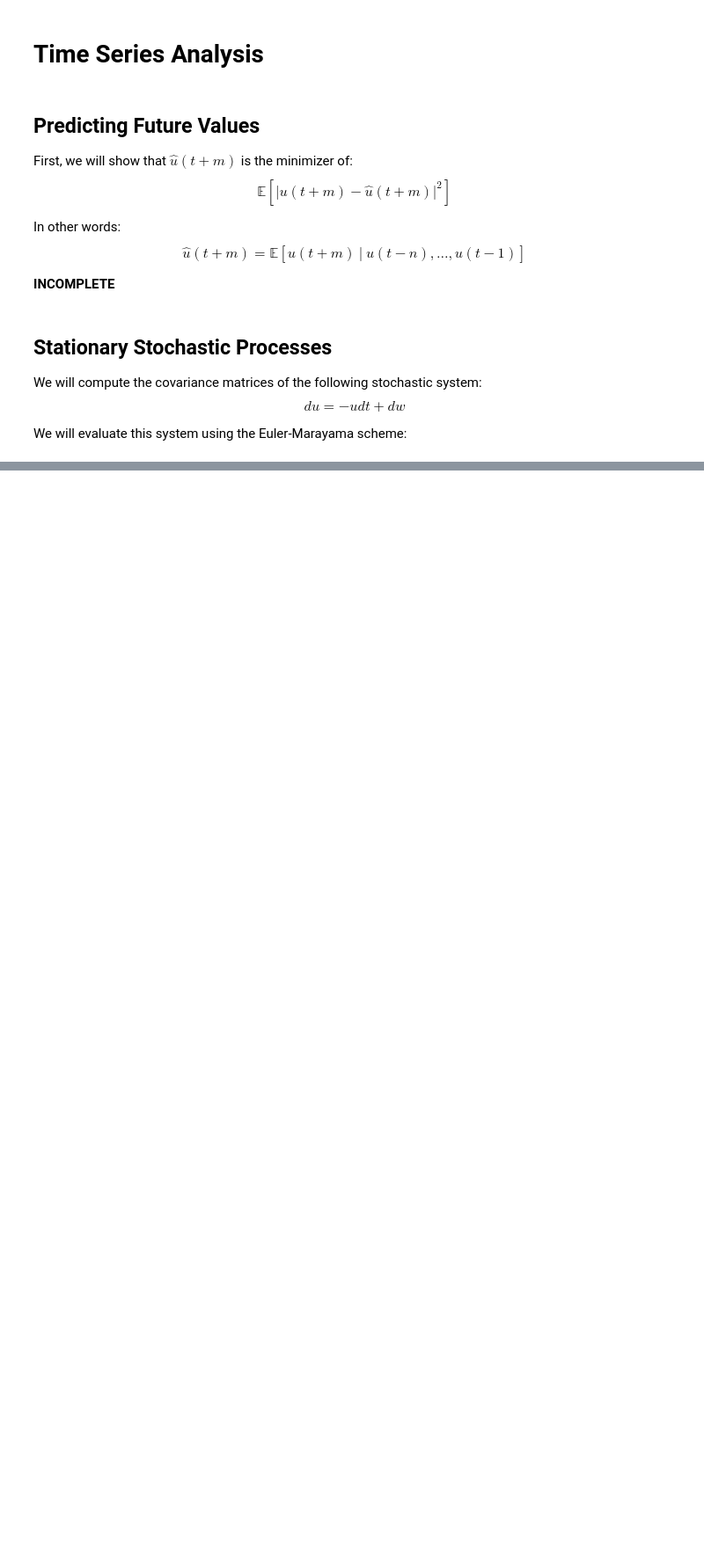
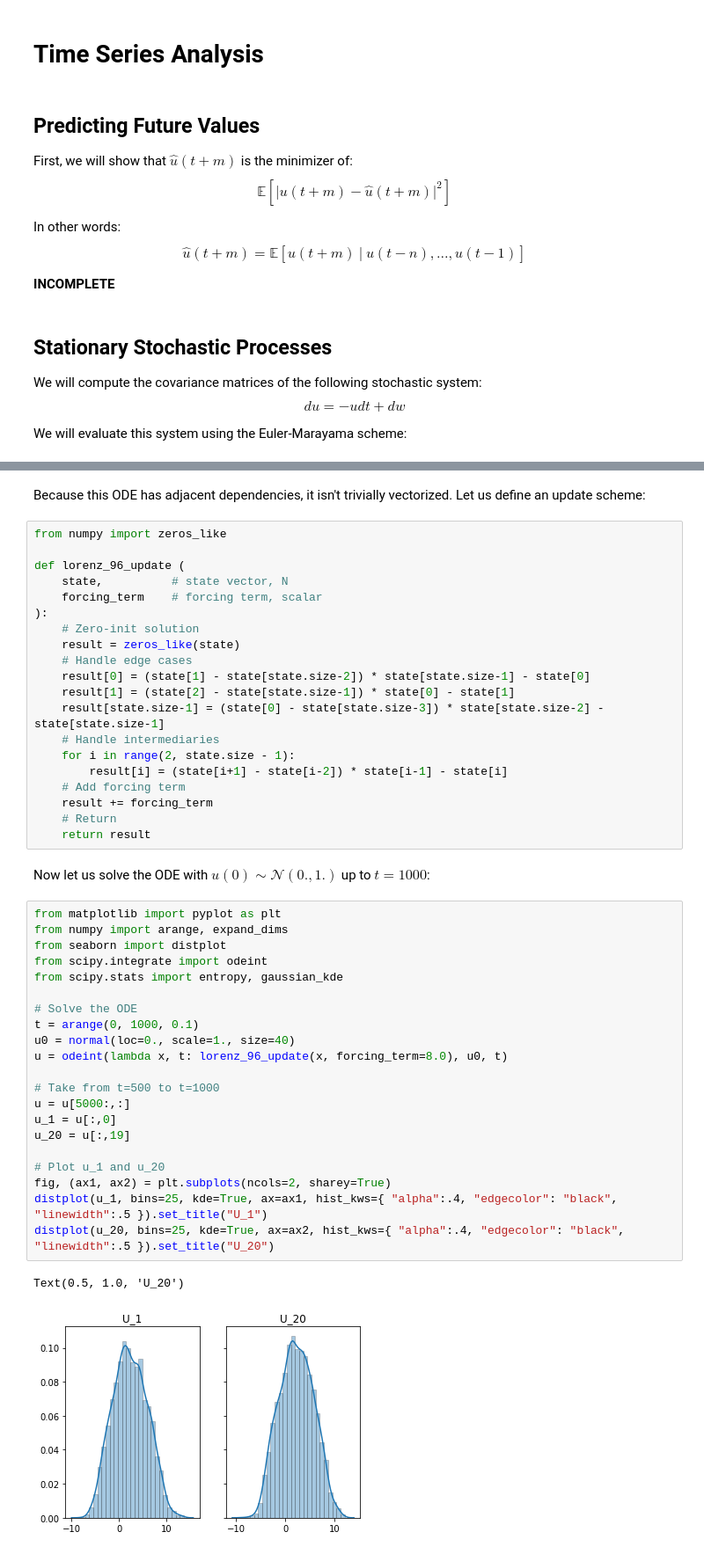
Before and after one commit to olokobayusuf/uncertainty-quant, a Jupyter notebook: time_series.ipynb, the cells around one changed output, grey strips where cells are left out. Shown at 88% size. Drawn from its saved outputs; the diff is of its cells as text; blank space fills up the shorter version.

```diff
--- a/time_series.ipynb
+++ b/time_series.ipynb
@@ -30,0 +104,48 @@ def euler_murayama_update (
+# %% [markdown]
+Because this ODE has adjacent dependencies, it isn't trivially vectorized. Let us define an update scheme:
+# %%
+from numpy import zeros_like
+
+def lorenz_96_update (
+    state,          # state vector, N
+    forcing_term    # forcing term, scalar
+):
+    # Zero-init solution
+    result = zeros_like(state)
+    # Handle edge cases
+    result[0] = (state[1] - state[state.size-2]) * state[state.size-1] - state[0]
+    result[1] = (state[2] - state[state.size-1]) * state[0] - state[1]
+    result[state.size-1] = (state[0] - state[state.size-3]) * state[state.size-2] - state[state.size-1]
+    # Handle intermediaries
+    for i in range(2, state.size - 1):
+        result[i] = (state[i+1] - state[i-2]) * state[i-1] - state[i]
+    # Add forcing term
+    result += forcing_term
+    # Return
+    return result
+# %% [markdown]
+Now let us solve the ODE with $u(0) \sim \mathcal{N}(0., 1.)$ up to $t=1000$:
+# %%
+from matplotlib import pyplot as plt
+from numpy import arange, expand_dims
+from seaborn import distplot
+from scipy.integrate import odeint
+from scipy.stats import entropy, gaussian_kde
+
+# Solve the ODE
+t = arange(0, 1000, 0.1)
+u0 = normal(loc=0., scale=1., size=40)
+u = odeint(lambda x, t: lorenz_96_update(x, forcing_term=8.0), u0, t)
+
+# Take from t=500 to t=1000
+u = u[5000:,:]
+u_1 = u[:,0]
+u_20 = u[:,19]
+
+# Plot u_1 and u_20
+fig, (ax1, ax2) = plt.subplots(ncols=2, sharey=True)
+distplot(u_1, bins=25, kde=True, ax=ax1, hist_kws={ "alpha":.4, "edgecolor": "black", "linewidth":.5 }).set_title("U_1")
+distplot(u_20, bins=25, kde=True, ax=ax2, hist_kws={ "alpha":.4, "edgecolor": "black", "linewidth":.5 }).set_title("U_20")
+# %% [output]
+Text(0.5, 1.0, 'U_20')
+[figure, added]
```
Also changed, not shown: parts of 19 cells of this notebook, 1 other file.
